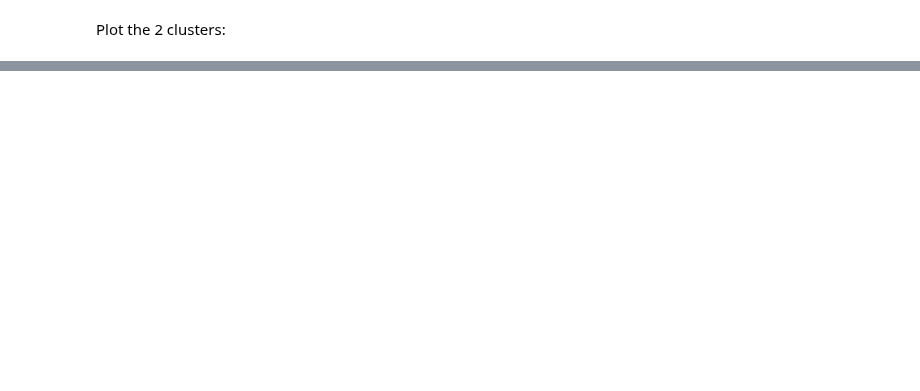
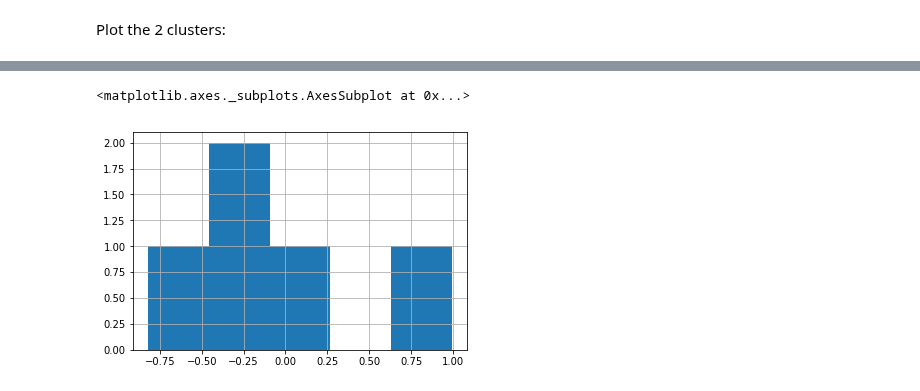
Before and after one commit to odedgolden/Machine-Learning, a Jupyter notebook: ML_ex4/ML_ex4.ipynb, the cells around one changed output, grey strips where cells are left out. Saved outputs shown, nothing was run; the diff lists cells and outputs as text; code cells hidden in the pictures; blank space fills up the shorter version.

```diff
--- a/ML_ex4/ML_ex4.ipynb
+++ b/ML_ex4/ML_ex4.ipynb
@@ -94,0 +222,5 @@ od_b
+# %%
+train.groupby(['Vote'])['Yearly_IncomeK'].mean().hist()
+# %% [output]
+<matplotlib.axes._subplots.AxesSubplot at 0x...>
+[figure, added]
```
Also changed, not shown: parts of 29 cells of this notebook.
